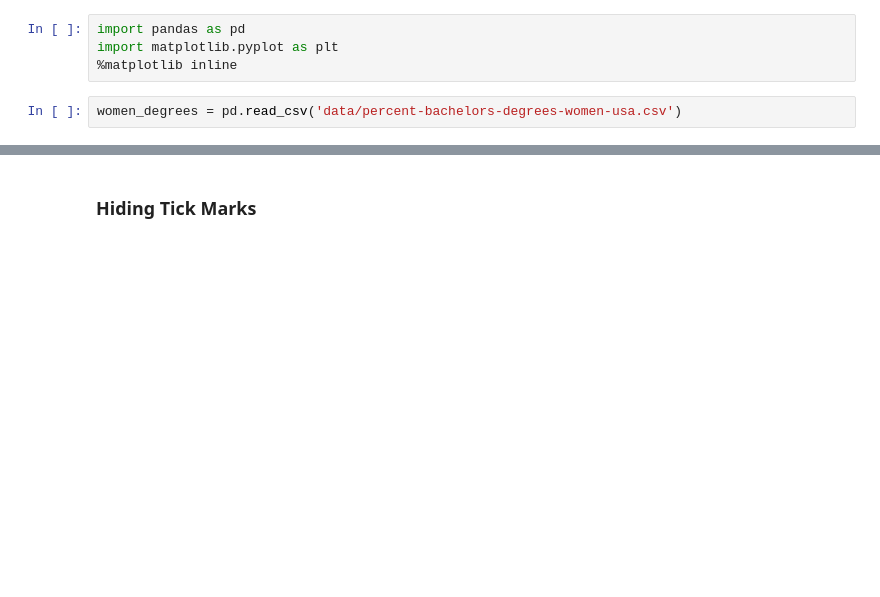
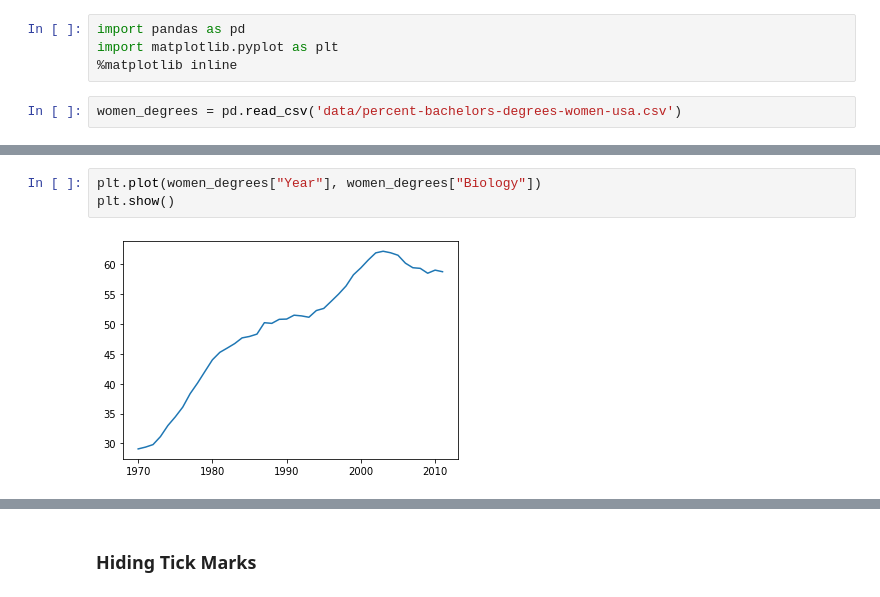
Before and after one commit to icta-tecaji/python-data-analysis-public, a Jupyter notebook: Del_06_Prikazovanje_podatkov_napredno/06_Prikazovanje_podatkov_napredno_CLEAN.ipynb, the cells around one changed output, grey strips where cells are left out. Cells and saved outputs as stored; diff of their text form; blank space fills up the shorter version.

```diff
--- a/Del_06_Prikazovanje_podatkov_napredno/06_Prikazovanje_podatkov_napredno_CLEAN.ipynb
+++ b/Del_06_Prikazovanje_podatkov_napredno/06_Prikazovanje_podatkov_napredno_CLEAN.ipynb
@@ -13 +42,6 @@ women_degrees = pd.read_csv('data/percent-bachelors-degrees-women-usa.csv')
+# %%
+plt.plot(women_degrees["Year"], women_degrees["Biology"])
+plt.show()
+# %% [output]
+[figure, added]
 # %%
```
Also changed, not shown: parts of 37 cells of this notebook, 1 other file.
